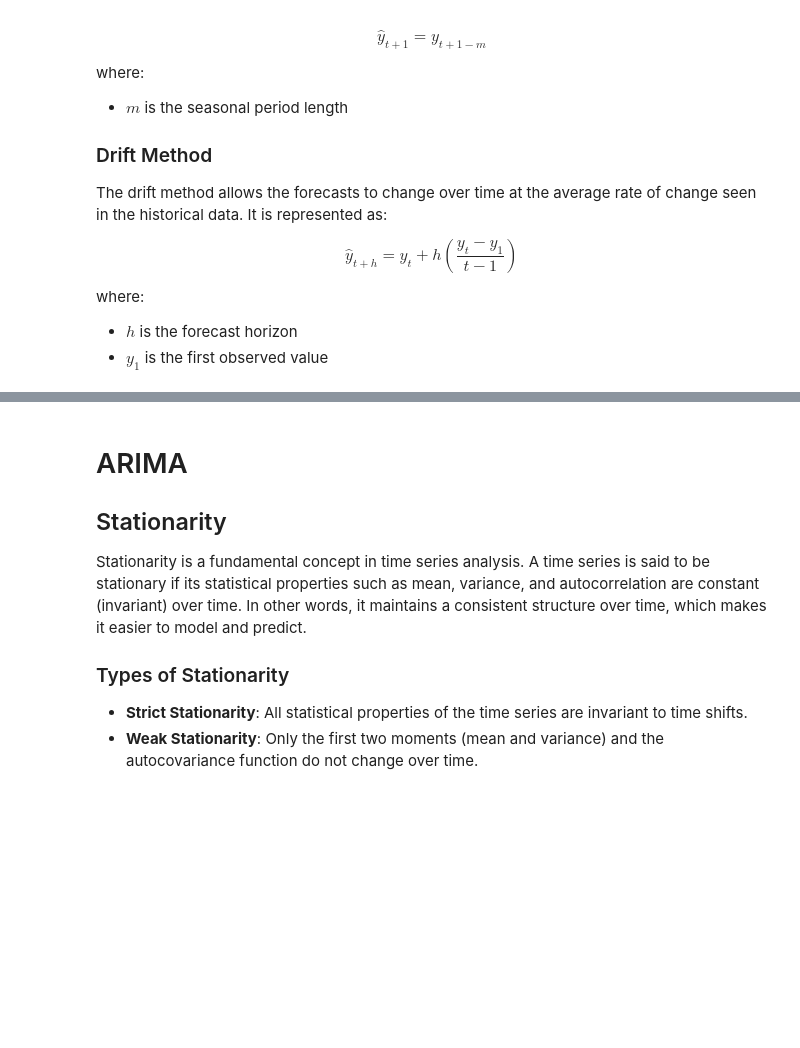
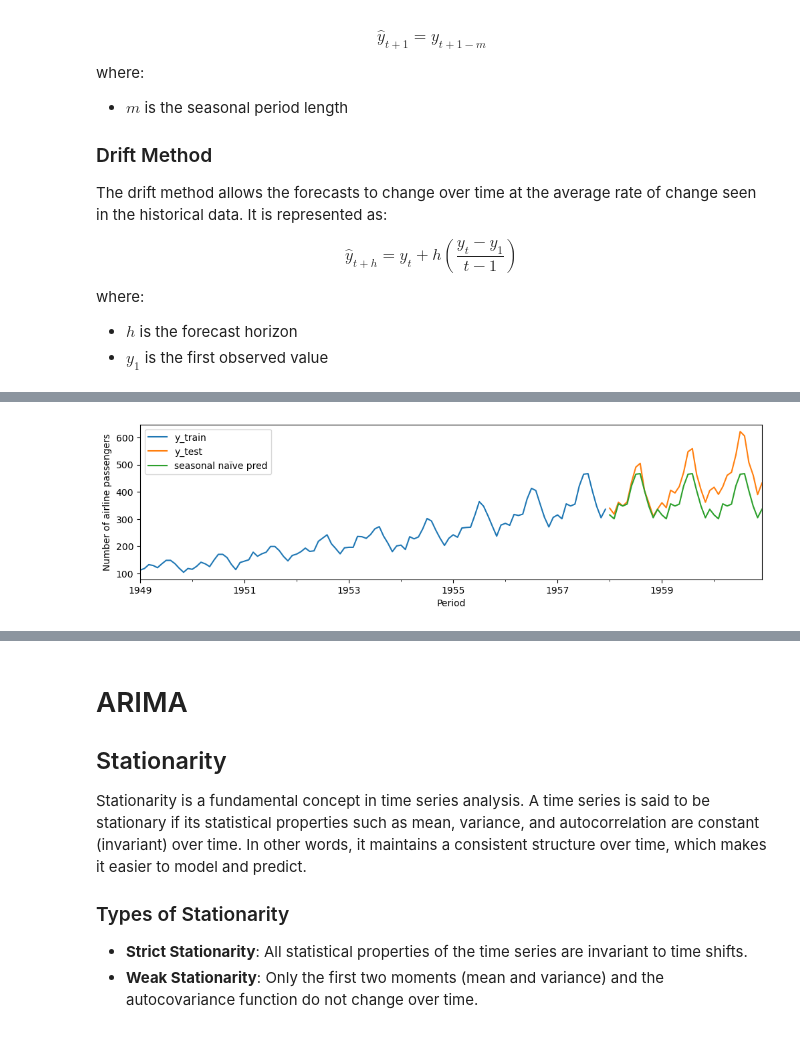
Before and after one commit to chileong/5m-data-3.6-time-series-forecasting, a Jupyter notebook: notebooks/time_series_forecasting_lesson.ipynb, the cells around one changed output, grey strips where cells are left out. Cells and saved outputs as stored; diff of their text form; code cells hidden in the pictures; blank space fills up the shorter version.

```diff
--- a/notebooks/time_series_forecasting_lesson.ipynb
+++ b/notebooks/time_series_forecasting_lesson.ipynb
@@ -433,27 +502,7 @@ forecaster.fit(y_train)
 # %%
-# Seasonal naive baseline: repeat last year's pattern and plot against actuals
-import numpy as np
-import pandas as pd
-import matplotlib.pyplot as plt
-from sktime.forecasting.naive import NaiveForecaster
-from sktime.forecasting.base import ForecastingHorizon
-
-# assume y_train, y_test share a DateTimeIndex
-fh = ForecastingHorizon(
-    np.arange(1, len(y_test) + 1), is_relative=True
-)
-
-forecaster = NaiveForecaster(strategy="last", sp=12)  # seasonal naïve
-forecaster.fit(y_train)
-y_pred = forecaster.predict(fh)
-
-fig, ax = plt.subplots(figsize=(12, 3))
-y_train.plot(ax=ax, label="y_train")
-y_test.plot(ax=ax, label="y_test")
-y_pred.plot(ax=ax, label="seasonal naïve pred")
-ax.set_ylabel("Number of airline passengers")
-ax.legend()
-plt.show()
+y_pred = forecaster.predict(fh=fh)
+# %% [output]
+[figure, added]
 # %%
 # plotting predictions and past data
 plot_series(y_test, y_pred, labels=["y", "y_pred"])
```
Also changed, not shown: parts of 43 cells of this notebook.
